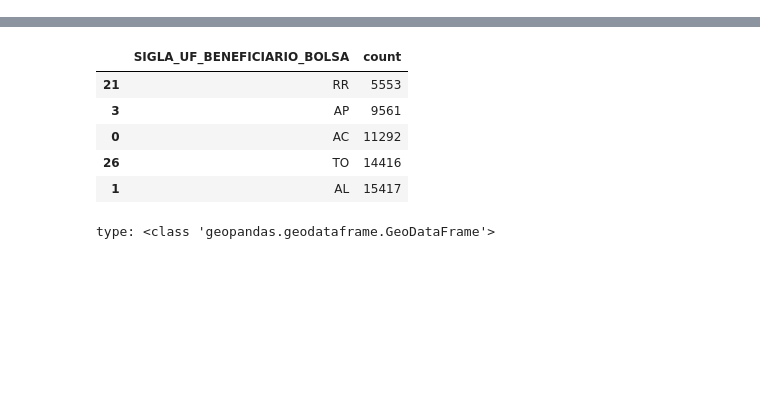
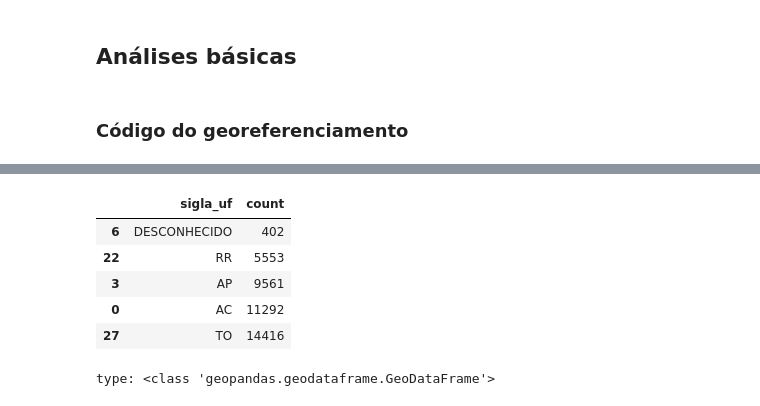
Before and after one commit to DanielCustodioDias/Projeto_PROUNI, a Jupyter notebook: main/edas/amanda.ipynb, the cells around one changed output, grey strips where cells are left out. Saved outputs shown, nothing was run; the diff lists cells and outputs as text; code cells hidden in the pictures; blank space fills up the shorter version.

```diff
--- a/main/edas/amanda.ipynb
+++ b/main/edas/amanda.ipynb
@@ -16,0 +15,5 @@ df.head()
+# %%
+# Criando df
+df = pd.read_csv('..\..\data\prouni_2005_2019_tratado.csv')
+df = df.drop(columns = 'Unnamed: 0')
+df.head()
@@ -17 +27,5 @@ df.head()
+# %% [markdown]
+## Análises básicas
+# %% [markdown]
+### Código do georeferenciamento
 # %%
@@ -29,14 +43,14 @@ brasil.head()
 | 3 | 110001505000004 | 1 | Área Urbana de Alta Densidade de ... | 11 | Rondônia | RO | 1100015 | Alta Floresta D'Oeste | 110001505 | Alta Floresta D'Oeste | ... |
 | 4 | 110001505000005 | 1 | Área Urbana de Alta Densidade de ... | 11 | Rondônia | RO | 1100015 | Alta Floresta D'Oeste | 110001505 | Alta Floresta D'Oeste | ... |
 # %%
-relacao_estado = df.groupby('SIGLA_UF_BENEFICIARIO_BOLSA', as_index= False).agg(count = ('SIGLA_UF_BENEFICIARIO_BOLSA', 'count'))
+relacao_estado = df.groupby('sigla_uf', as_index= False).agg(count = ('sigla_uf', 'count'))
 relacao_estado.sort_values(by='count', inplace = True)
 relacao_estado.head()
 # %% [output]
-|  | SIGLA_UF_BENEFICIARIO_BOLSA | count |
-| 21 | RR | 5553 |
+|  | sigla_uf | count |
+| 6 | DESCONHECIDO | 402 |
+| 22 | RR | 5553 |
 | 3 | AP | 9561 |
 | 0 | AC | 11292 |
-| 26 | TO | 14416 |
-| 1 | AL | 15417 |
+| 27 | TO | 14416 |
 # %%
```
Also changed, not shown: parts of 34 cells of this notebook.
